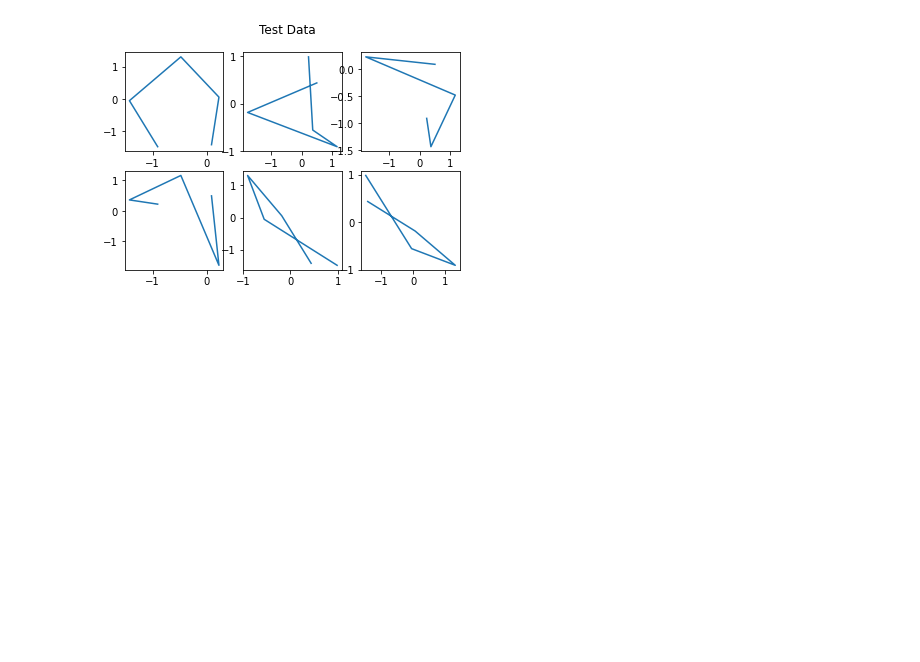
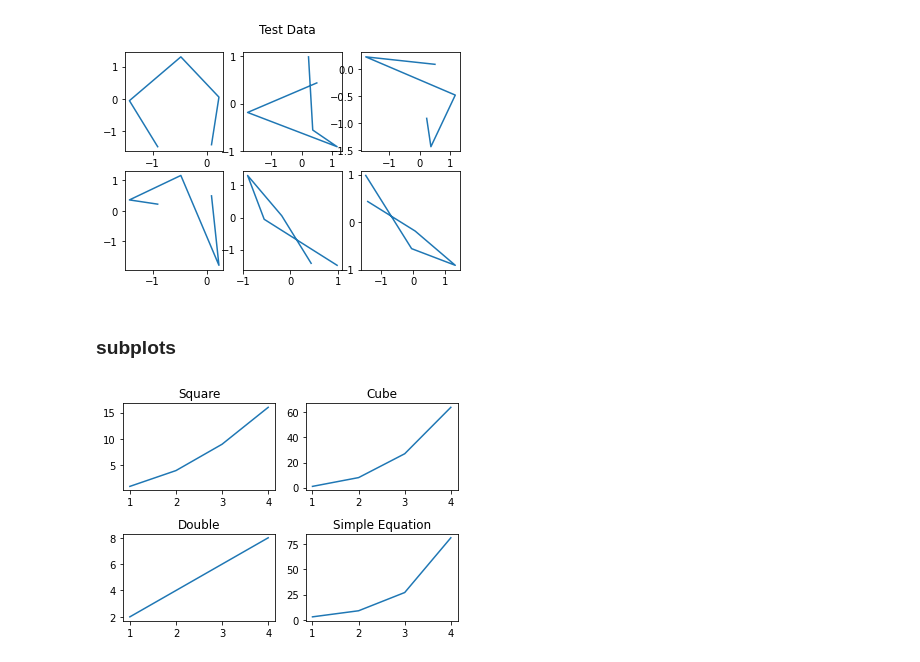
Before and after one commit to jacknayem/PracticePythonModule, a Jupyter notebook: Matplotlib/02 Subplot, Subplots.ipynb, the cells around one changed output. Drawn from its saved outputs; the diff is of its cells as text; code cells hidden in the pictures; blank space fills up the shorter version.

```diff
--- a/Matplotlib/02 Subplot, Subplots.ipynb
+++ b/Matplotlib/02 Subplot, Subplots.ipynb
@@ -59,3 +61,20 @@ plt.suptitle('Test Data')
 plt.show()
 # %% [output]
 [figure]
+# %% [markdown]
+### subplots
+# %%
+fig, ax = plt.subplots(2,2)
+plt.subplots_adjust(hspace=0.5)
+x = np.arange(1,5)
+ax[0][0].plot(x, x**2)
+ax[0][0].set_title('Square')
+ax[0][1].plot(x, x**3)
+ax[0][1].set_title('Cube')
+ax[1][0].plot(x, x*2)
+ax[1][0].set_title('Double')
+ax[1][1].plot(x, 3**x)
+ax[1][1].set_title('Simple Equation')
+plt.show()
+# %% [output]
+[figure, added]
```
Also changed, not shown: parts of 1 cell of this notebook, 2 other files.
